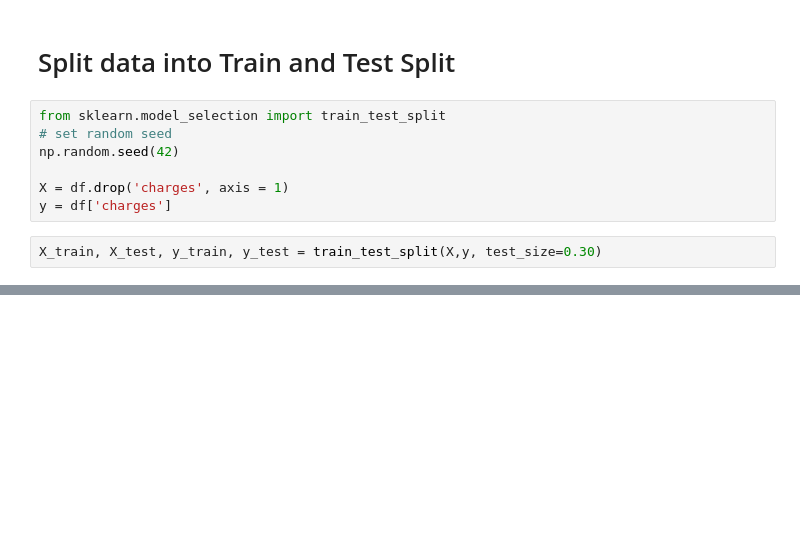
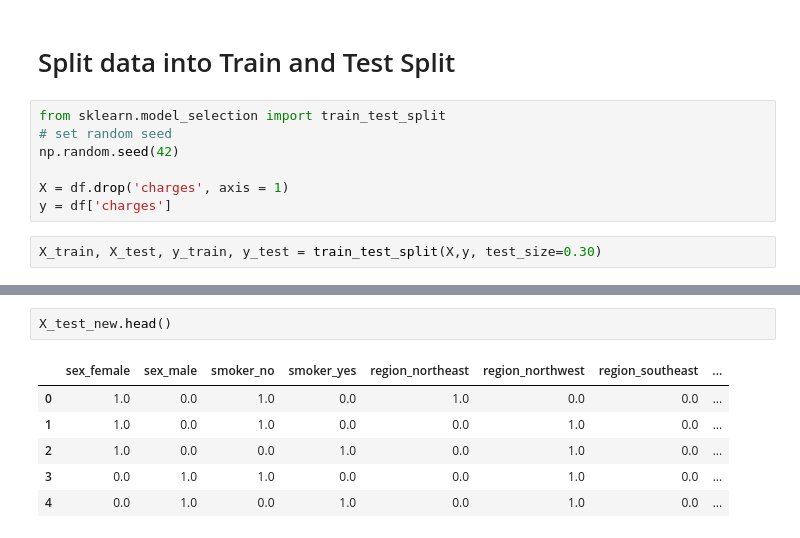
Before and after one commit to AF-datascience/insurance_charges_predictor, a Jupyter notebook: Insurance Predictor Project.ipynb, the cells around one changed output, grey strips where cells are left out. Cells and saved outputs as stored; diff of their text form; blank space fills up the shorter version.

```diff
--- a/Insurance Predictor Project.ipynb
+++ b/Insurance Predictor Project.ipynb
@@ -295,0 +363,9 @@ np.log(df['children'] + 1).plot(kind = "hist")
+# %%
+X_test_new.head()
+# %% [output]
+|  | sex_female | sex_male | smoker_no | smoker_yes | region_northeast | region_northwest | region_southeast | ... |
+| 0 | 1.0 | 0.0 | 1.0 | 0.0 | 1.0 | 0.0 | 0.0 | ... |
+| 1 | 1.0 | 0.0 | 1.0 | 0.0 | 0.0 | 1.0 | 0.0 | ... |
+| 2 | 1.0 | 0.0 | 0.0 | 1.0 | 0.0 | 1.0 | 0.0 | ... |
+| 3 | 0.0 | 1.0 | 1.0 | 0.0 | 0.0 | 1.0 | 0.0 | ... |
+| 4 | 0.0 | 1.0 | 0.0 | 1.0 | 0.0 | 1.0 | 0.0 | ... |
```
Also changed, not shown: parts of 21 cells of this notebook.
